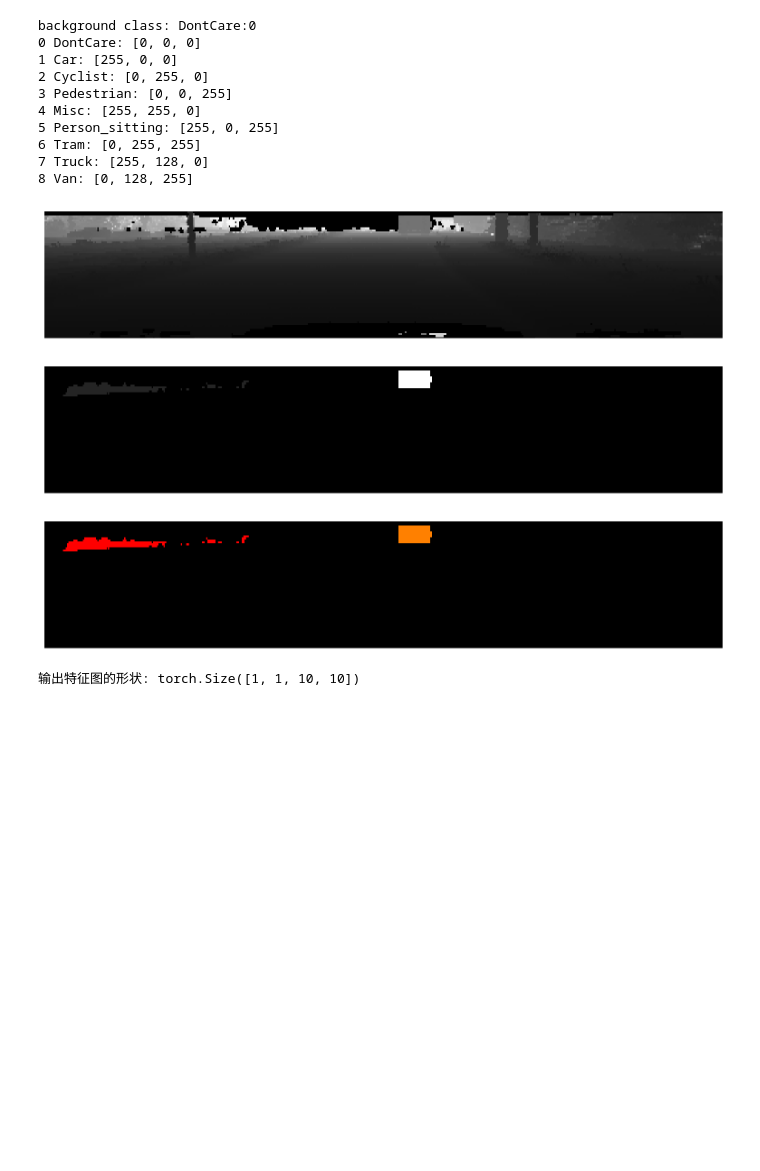
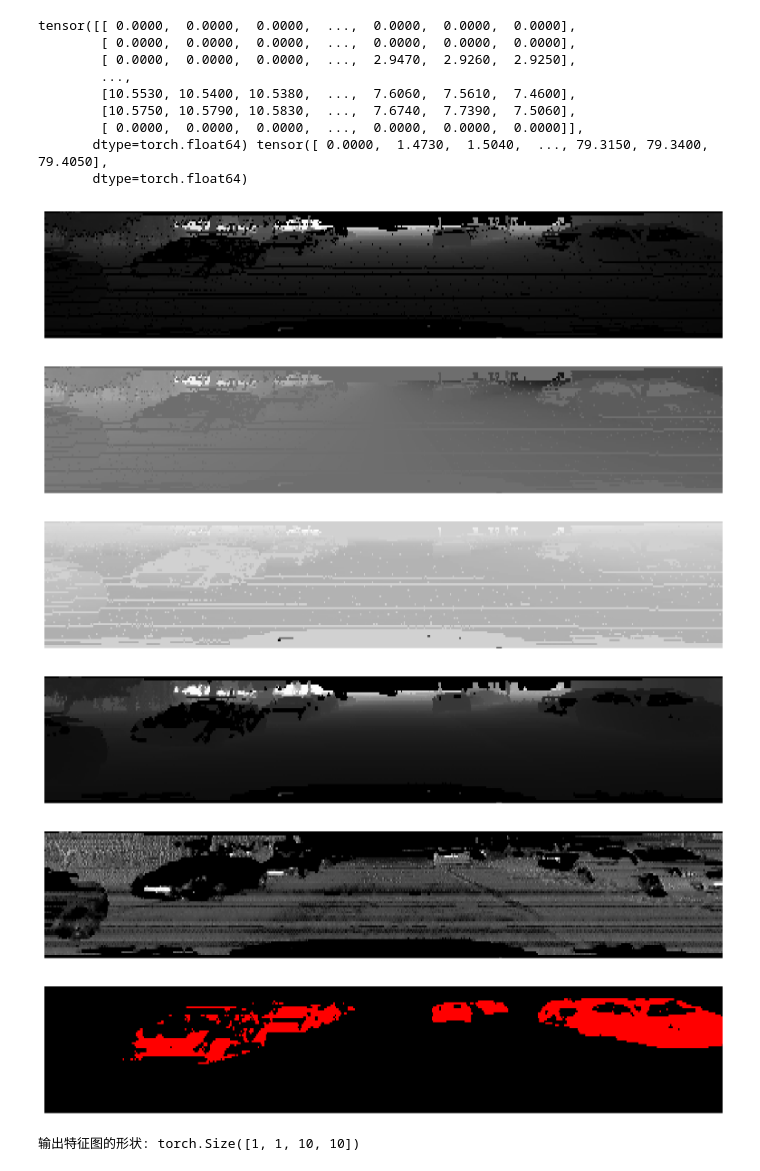
Before and after one commit to ChenXinXuTUSC/kittiobj3dtest, a Jupyter notebook: notebook/playground.ipynb, the cells around one changed output. Saved outputs shown, nothing was run; the diff lists cells and outputs as text; code cells hidden in the pictures; blank space fills up the shorter version.

Commit message:
misc

```diff
--- a/notebook/playground.ipynb
+++ b/notebook/playground.ipynb
@@ -20,53 +24,58 @@ import core
 
 def visualize(fmap: np.ndarray, pallete: dict):
     img = np.zeros((*fmap.shape[:2], 3), dtype=np.uint8)
     for idx, (cls_name, color) in enumerate(pallete.items()):
         img[fmap == idx] = np.array(color)
     return img
 
 
 conf_dataset = core.readconfyaml.read("../conf/data.yaml")
 train_dataset = core.dataset.KITTISpherical(
     "../data", "train", conf_dataset
 )
 train_loader = torch.utils.data.DataLoader(
     dataset=train_dataset,
-    batch_size=conf_dataset.batch_size,
+    batch_size=1,
     shuffle=True,
     num_workers=4
 )
 
-print(f"background class: {conf_dataset.bg_clsname}:{train_dataset.cls2ldx[conf_dataset.bg_clsname]}")
 
-for idx, (cls_name, color) in enumerate(conf_dataset.pallete.items()):
-    print(f"{idx} {cls_name}: {color}")
+# for idx, (cls_name, color) in enumerate(conf_dataset.pallete.items()):
+#     print(f"{idx} {cls_name}: {color}")
 
 def show_spherical_proj(img: np.ndarray):
     plt.figure(figsize=(12, 6), dpi=128, tight_layout=True)
     plt.axis([512, 0, 0, 64])
     plt.axis("off")
     plt.imshow(img, cmap="gray", aspect=1.5, interpolation='nearest')
 for iter, (fmap, gdth) in enumerate(train_loader):
-
-    show_spherical_proj(fmap[0][3])
-    show_spherical_proj(gdth[0])
+    sample = fmap[0]
+    print(sample[0], torch.unique(sample[0]))
+    show_spherical_proj(sample[0]) # x
+    show_spherical_prosssj(sample[1]) # y
+    show_spherical_proj(sample[2]) # z
+    show_spherical_proj(sample[3]) # d
+    show_spherical_proj(sample[4]) # i
     show_spherical_proj(visualize(gdth[0], conf_dataset.pallete))
 
     break
 # %% [output]
-background class: DontCare:0
-0 DontCare: [0, 0, 0]
-1 Car: [255, 0, 0]
-2 Cyclist: [0, 255, 0]
-3 Pedestrian: [0, 0, 255]
-4 Misc: [255, 255, 0]
-5 Person_sitting: [255, 0, 255]
-6 Tram: [0, 255, 255]
-7 Truck: [255, 128, 0]
-8 Van: [0, 128, 255]
+tensor([[ 0.0000,  0.0000,  0.0000,  ...,  0.0000,  0.0000,  0.0000],
+        [ 0.0000,  0.0000,  0.0000,  ...,  0.0000,  0.0000,  0.0000],
+        [ 0.0000,  0.0000,  0.0000,  ...,  2.9470,  2.9260,  2.9250],
+        ...,
+        [10.5530, 10.5400, 10.5380,  ...,  7.6060,  7.5610,  7.4600],
+        [10.5750, 10.5790, 10.5830,  ...,  7.6740,  7.7390,  7.5060],
+        [ 0.0000,  0.0000,  0.0000,  ...,  0.0000,  0.0000,  0.0000]],
+       dtype=torch.float64) tensor([ 0.0000,  1.4730,  1.5040,  ..., 79.3150, 79.3400, 79.4050],
+       dtype=torch.float64)
-[figure, old version]
+[figure, new version]
-[figure, old version]
+[figure, new version]
-[figure, old version]
+[figure, new version]
+[figure, added]
+[figure, added]
+[figure, added]
 # %%
 import torch
 import torch.nn as nn
```
Also changed, not shown: parts of 2 cells of this notebook, 5 other files.
